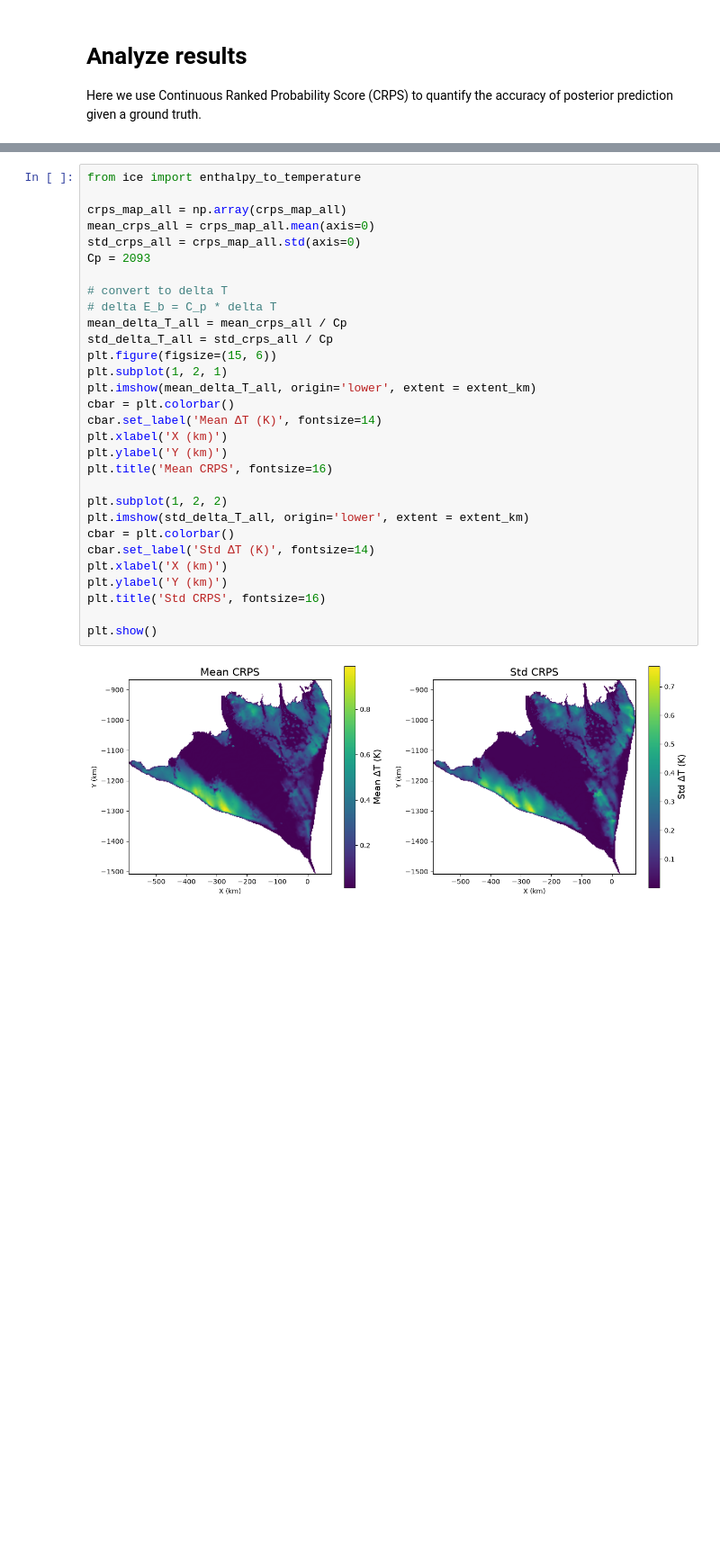
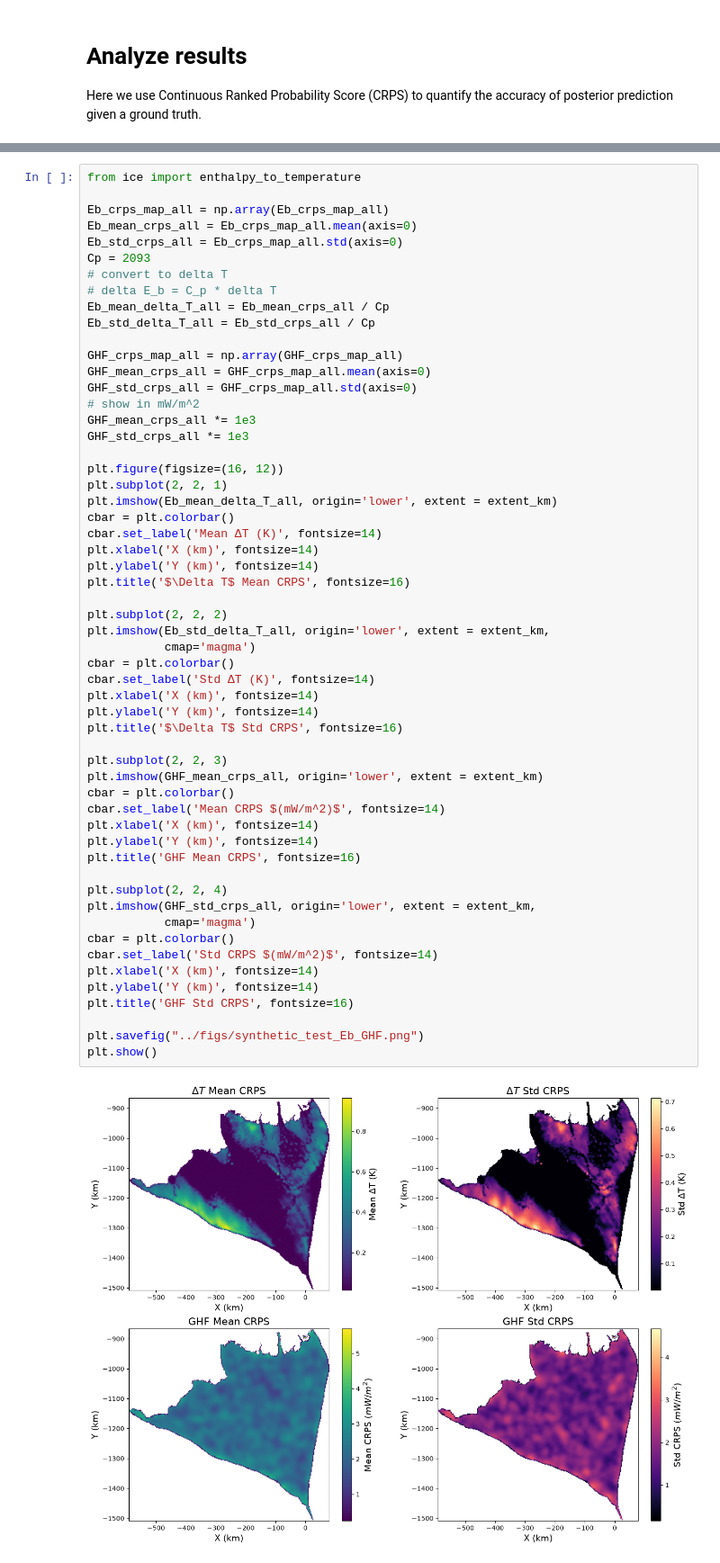
Before and after one commit to alastairyang/petermann-inference, a Jupyter notebook: notebooks/SyntheticTest.ipynb, the cells around one changed output, grey strips where cells are left out. Shown at 90% size. Cells and saved outputs as stored; diff of their text form; blank space fills up the shorter version.

Commit message:
create the CRPS figure; fixed a conditional sampling error

```diff
--- a/notebooks/SyntheticTest.ipynb
+++ b/notebooks/SyntheticTest.ipynb
@@ -547,32 +622,58 @@ Loading result for sample 49...
 # %%
 from ice import enthalpy_to_temperature
 
-crps_map_all = np.array(crps_map_all)
-mean_crps_all = crps_map_all.mean(axis=0)
-std_crps_all = crps_map_all.std(axis=0)
+Eb_crps_map_all = np.array(Eb_crps_map_all)
+Eb_mean_crps_all = Eb_crps_map_all.mean(axis=0)
+Eb_std_crps_all = Eb_crps_map_all.std(axis=0)
 Cp = 2093
-
 # convert to delta T
 # delta E_b = C_p * delta T
-mean_delta_T_all = mean_crps_all / Cp
-std_delta_T_all = std_crps_all / Cp
-plt.figure(figsize=(15, 6))
-plt.subplot(1, 2, 1)
-plt.imshow(mean_delta_T_all, origin='lower', extent = extent_km)
+Eb_mean_delta_T_all = Eb_mean_crps_all / Cp
+Eb_std_delta_T_all = Eb_std_crps_all / Cp
+
+GHF_crps_map_all = np.array(GHF_crps_map_all)
+GHF_mean_crps_all = GHF_crps_map_all.mean(axis=0)
+GHF_std_crps_all = GHF_crps_map_all.std(axis=0)
+# show in mW/m^2
+GHF_mean_crps_all *= 1e3
+GHF_std_crps_all *= 1e3
+
+plt.figure(figsize=(16, 12))
+plt.subplot(2, 2, 1)
+plt.imshow(Eb_mean_delta_T_all, origin='lower', extent = extent_km)
 cbar = plt.colorbar()
 cbar.set_label('Mean ΔT (K)', fontsize=14)
-plt.xlabel('X (km)')
-plt.ylabel('Y (km)')
-plt.title('Mean CRPS', fontsize=16)
+plt.xlabel('X (km)', fontsize=14)
+plt.ylabel('Y (km)', fontsize=14)
+plt.title('$\Delta T$ Mean CRPS', fontsize=16)
 
-plt.subplot(1, 2, 2)
-plt.imshow(std_delta_T_all, origin='lower', extent = extent_km)
+plt.subplot(2, 2, 2)
+plt.imshow(Eb_std_delta_T_all, origin='lower', extent = extent_km,
+           cmap='magma')
 cbar = plt.colorbar()
 cbar.set_label('Std ΔT (K)', fontsize=14)
-plt.xlabel('X (km)')
-plt.ylabel('Y (km)')
-plt.title('Std CRPS', fontsize=16)
+plt.xlabel('X (km)', fontsize=14)
+plt.ylabel('Y (km)', fontsize=14)
+plt.title('$\Delta T$ Std CRPS', fontsize=16)
 
+plt.subplot(2, 2, 3)
+plt.imshow(GHF_mean_crps_all, origin='lower', extent = extent_km)
+cbar = plt.colorbar()
+cbar.set_label('Mean CRPS $(mW/m^2)$', fontsize=14)
+plt.xlabel('X (km)', fontsize=14)
+plt.ylabel('Y (km)', fontsize=14)
+plt.title('GHF Mean CRPS', fontsize=16)
+
+plt.subplot(2, 2, 4)
+plt.imshow(GHF_std_crps_all, origin='lower', extent = extent_km,
+           cmap='magma')
+cbar = plt.colorbar()
+cbar.set_label('Std CRPS $(mW/m^2)$', fontsize=14)
+plt.xlabel('X (km)', fontsize=14)
+plt.ylabel('Y (km)', fontsize=14)
+plt.title('GHF Std CRPS', fontsize=16)
+
+plt.savefig("../figs/synthetic_test_Eb_GHF.png")
 plt.show()
 # %% [output]
-[figure, old version]
+[figure, new version]
```
Also changed, not shown: parts of 5 cells of this notebook, 1 other file.
